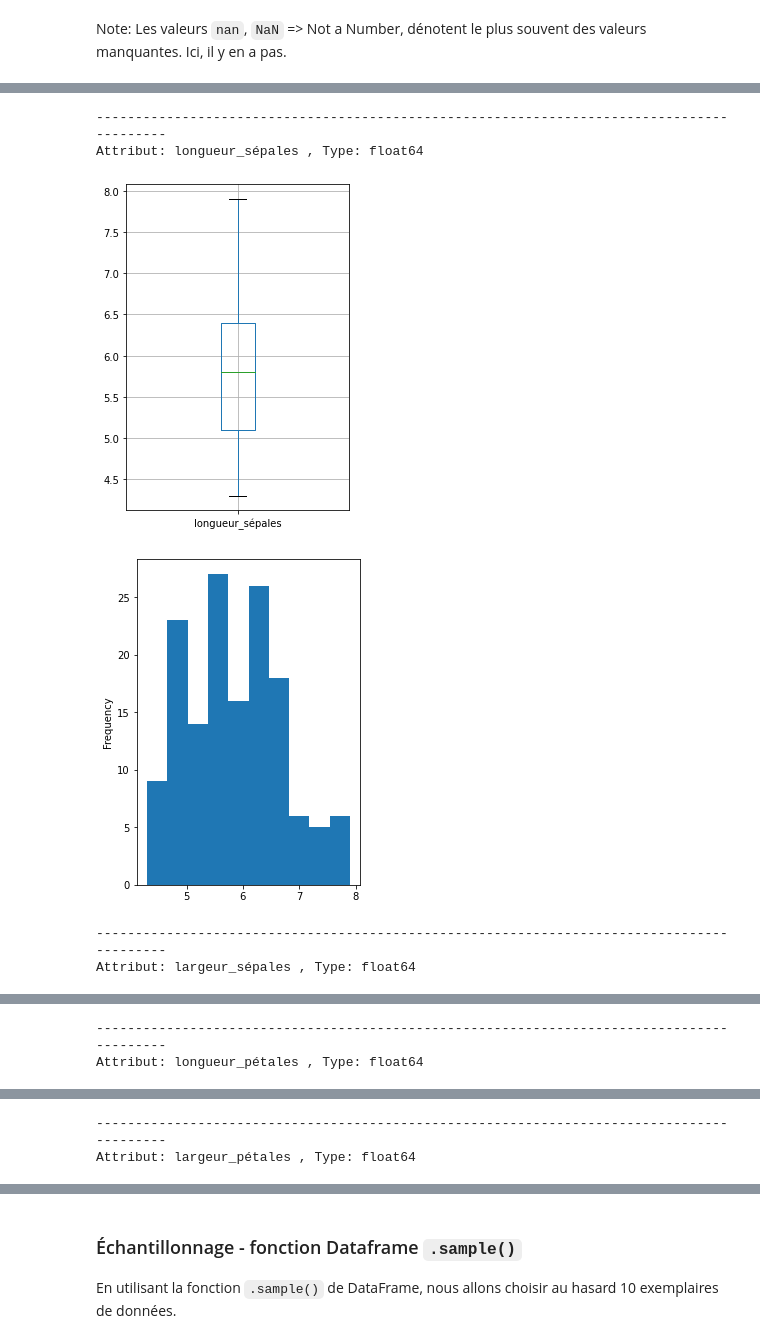
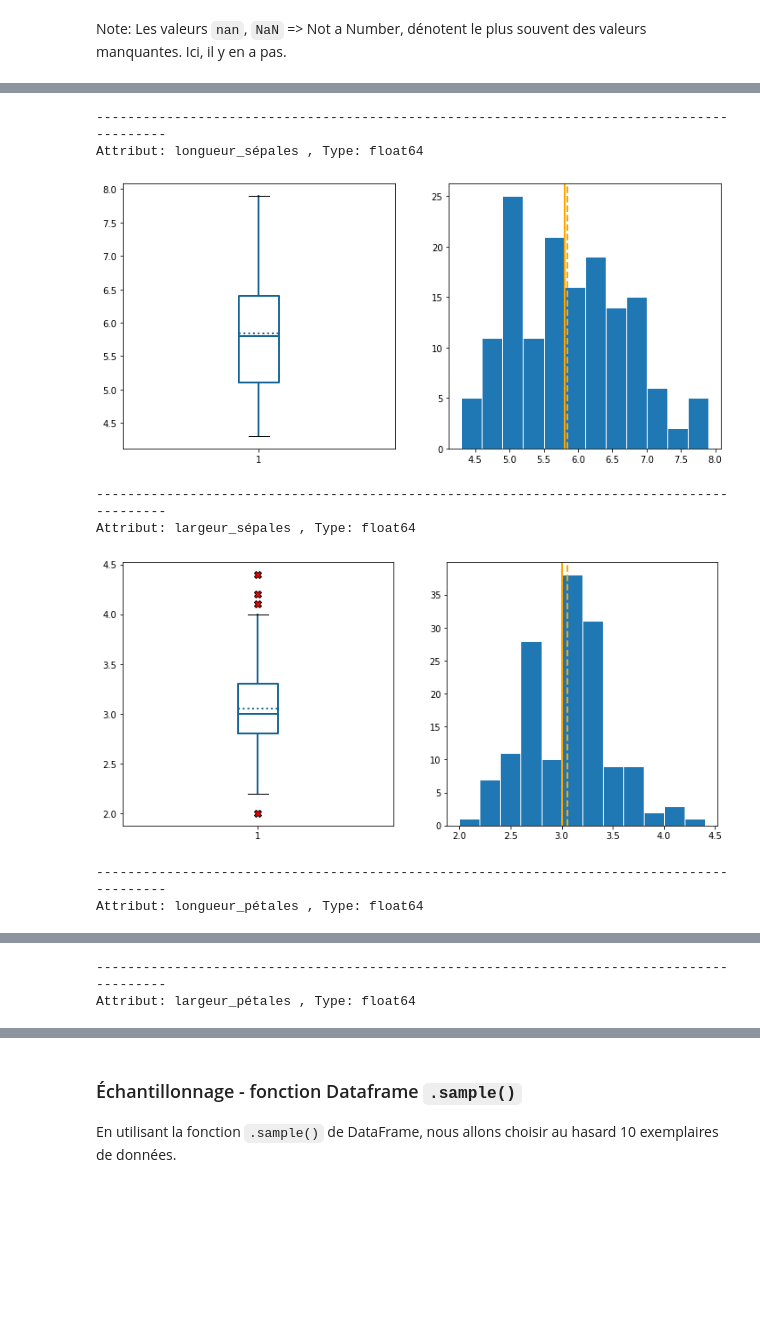
Before and after one commit to ClaudeCoulombe/VIARENA, a Jupyter notebook: Labos/Lab-Iris/Survol-Science_Des_Donnees-Iris.ipynb, the cells around one changed output, grey strips where cells are left out. Cells and saved outputs as stored; diff of their text form; code cells hidden in the pictures; blank space fills up the shorter version.

Commit message:
Amélioration de l'examen de la distribution des attributs.

```diff
--- a/Labos/Lab-Iris/Survol-Science_Des_Donnees-Iris.ipynb
+++ b/Labos/Lab-Iris/Survol-Science_Des_Donnees-Iris.ipynb
@@ -265,40 +268,67 @@ from matplotlib import pyplot as plt
 from pandas.api.types import is_string_dtype, is_numeric_dtype
 
 NBR_MAX_ATTRIBUTS_AFFICHES = 50
 
 # Créer une boîte à moustaches ou une listes de valeurs possibles
 # pour chaque attribut ou colonne d'un tableau de données
+
+# Propriétés pour changer le style des boîtes à moustaches
+boite_props = dict(color='#146496',linestyle='solid', linewidth=2, )
+anomalies_props = dict(color='red', marker='X', markerfacecolor=None, markersize=8, linewidth=4)
+mediane_props = dict(color='#146496', linestyle='solid', linewidth=2)
+moyenne_props = dict(color='#146496', marker=None, markeredgecolor=None, linestyle='dotted', linewidth=2)
+moustaches_props=dict(color='#146496', linewidth=2)
 
 def examen_distributions_attributs(un_dataframe):
     for attribut in un_dataframe.columns:
         # Afficher le type d'atribut
         print("-"*90)
         print("Attribut:",attribut,", Type:",un_dataframe.dtypes[attribut])
         # Si c'est un attribut catégoriel alors lister toutes les valeurs possibles
         if is_string_dtype(un_dataframe[attribut]):
             attributs_uniques = list(un_dataframe[attribut].unique())
             print("Nombre d'attributs_uniques:",len(attributs_uniques))
             if len(attributs_uniques) > NBR_MAX_ATTRIBUTS_AFFICHES:
                 print("Affichage des " + str(NBR_MAX_ATTRIBUTS_AFFICHES) + " premières valeurs:")
                 print(attributs_uniques[:NBR_MAX_ATTRIBUTS_AFFICHES])
             else:
                 print(attributs_uniques)
                 print("\nun_dataframe.groupby('"+attribut+"').size()\n",un_dataframe.groupby(attribut).size())
         if is_numeric_dtype(un_dataframe[attribut]):
-            _ = un_dataframe.boxplot(attribut, figsize=(4, 6))
-            plt.show()
-            print()
-            plt.close()
-            _ = un_dataframe[attribut].plot(kind='hist',figsize=(4, 6))
-            plt.show()
+            fig = plt.figure(figsize=(12,12))
+            plt.subplot(2,2,1)
+            plt.boxplot(un_dataframe[attribut],
+                        meanline=True,showmeans=True,
+                        boxprops=boite_props,
+                        flierprops=anomalies_props,
+                        medianprops=mediane_props,
+                        meanprops=moyenne_props,
+                        whiskerprops=moustaches_props,
+                       )
+            plt.subplot(2,2,2)
+            plt.hist(un_dataframe[attribut],
+                     edgecolor='white',
+                     linewidth=1.0,
+                     bins=round(len(un_dataframe[attribut])**0.5))
+            plt.axvline(un_dataframe[attribut].mean(),
+                        color='orange',
+                        linestyle='dashed',
+                        linewidth=2)
+            plt.axvline(un_dataframe[attribut].median(),
+                        color='orange',
+                        linestyle='solid',
+                        linewidth=2)
+        plt.show()
         print()
     print("-"*90)
 
 examen_distributions_attributs(donnees_iris_df)
 # %% [output]
 ------------------------------------------------------------------------------------------
 Attribut: longueur_sépales , Type: float64
-[figure, old version]
+[figure, new version]
+------------------------------------------------------------------------------------------
+Attribut: largeur_sépales , Type: float64
-[figure, old version]
+[figure, new version]
-------------------------------------------------------------------------------------------
-Attribut: largeur_sépales , Type: float64
+------------------------------------------------------------------------------------------
+Attribut: longueur_pétales , Type: float64
@@ -305,0 +336,2 @@ Attribut: largeur_sépales , Type: float64
+------------------------------------------------------------------------------------------
+Attribut: largeur_pétales , Type: float64
@@ -307,2 +338,0 @@ Attribut: largeur_sépales , Type: float64
-------------------------------------------------------------------------------------------
-Attribut: longueur_pétales , Type: float64
@@ -311,2 +338,0 @@ Attribut: longueur_pétales , Type: float64
-------------------------------------------------------------------------------------------
-Attribut: largeur_pétales , Type: float64
```
Also changed, not shown: parts of 7 cells of this notebook.
